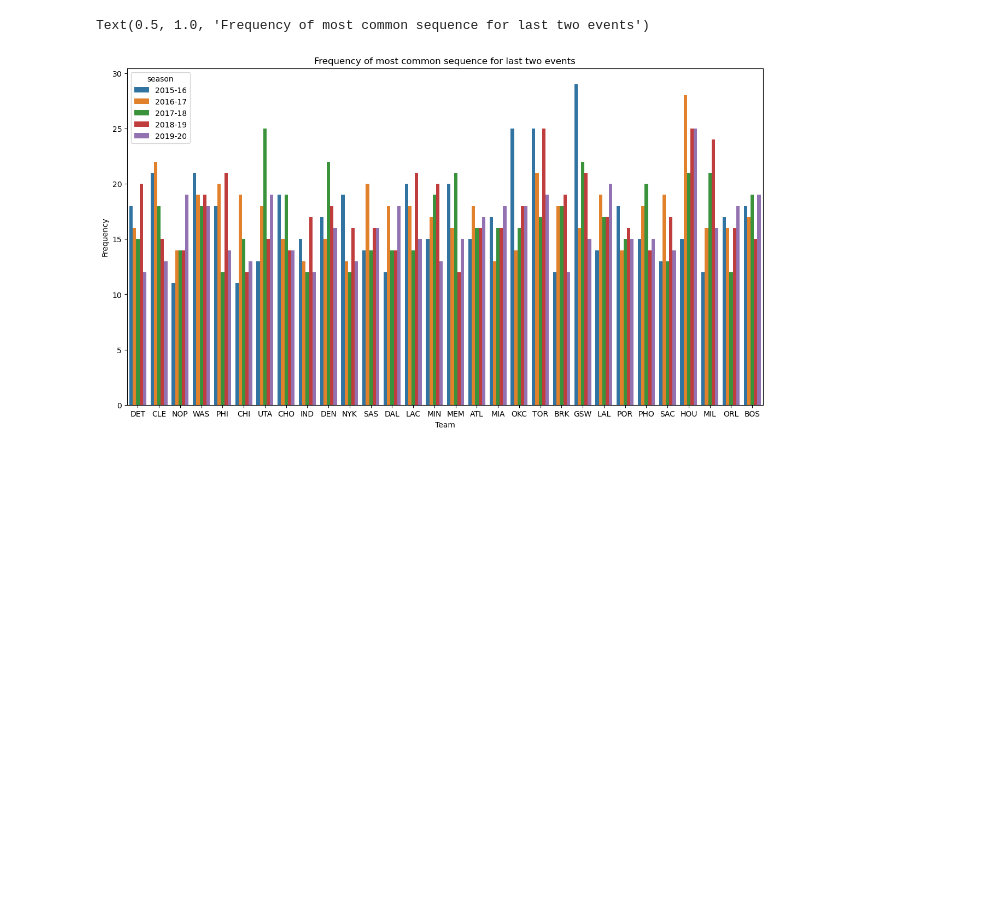
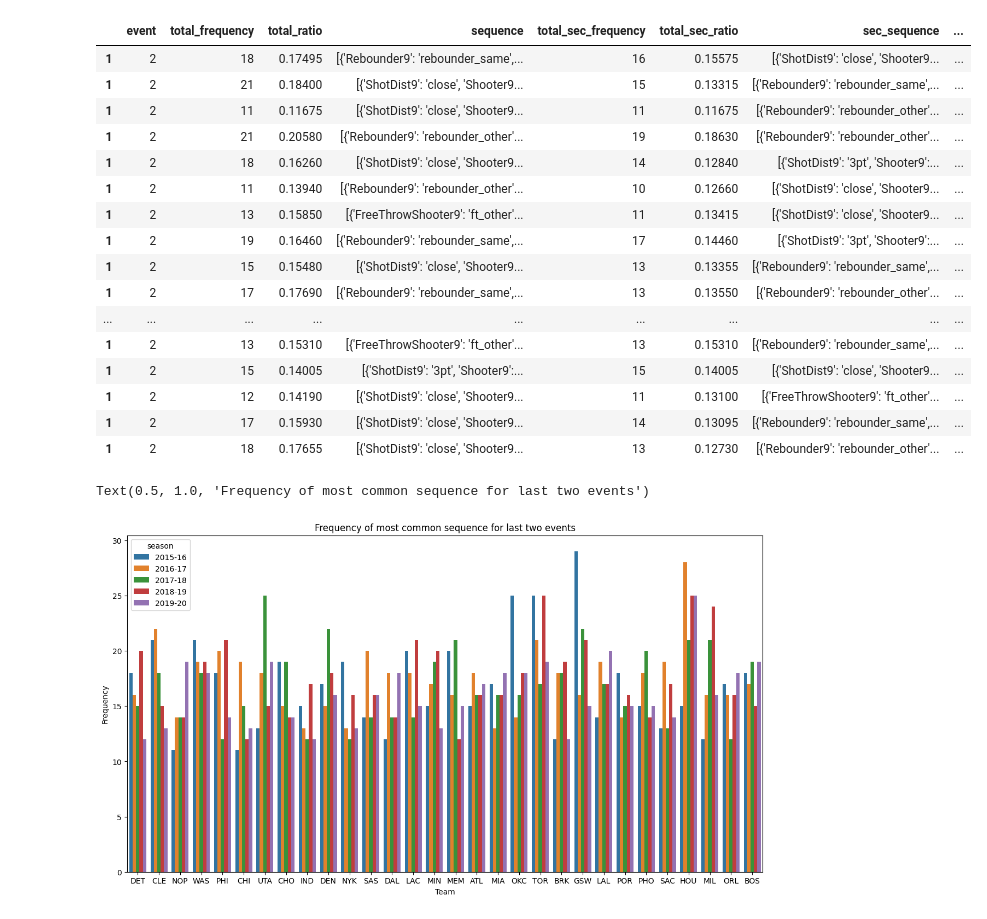
Before and after one commit to isevr/NBA_runs_prediction, a Jupyter notebook: check_queries.ipynb, the cells around one changed output. Saved outputs shown, nothing was run; the diff lists cells and outputs as text; code cells hidden in the pictures; blank space fills up the shorter version.

```diff
--- a/check_queries.ipynb
+++ b/check_queries.ipynb
@@ -20,3 +104,23 @@ df = concat(teams)
+# %%
+dff
+# %% [output]
+|  | event | total_frequency | total_ratio | sequence | total_sec_frequency | total_sec_ratio | sec_sequence | ... |
+| 1 | 2 | 18 | 0.17495 | [{'Rebounder9': 'rebounder_same',... | 16 | 0.15575 | [{'ShotDist9': 'close', 'Shooter9... | ... |
+| 1 | 2 | 21 | 0.18400 | [{'ShotDist9': 'close', 'Shooter9... | 15 | 0.13315 | [{'Rebounder9': 'rebounder_same',... | ... |
+| 1 | 2 | 11 | 0.11675 | [{'ShotDist9': 'close', 'Shooter9... | 11 | 0.11675 | [{'Rebounder9': 'rebounder_other'... | ... |
+| 1 | 2 | 21 | 0.20580 | [{'Rebounder9': 'rebounder_other'... | 19 | 0.18630 | [{'Rebounder9': 'rebounder_other'... | ... |
+| 1 | 2 | 18 | 0.16260 | [{'ShotDist9': 'close', 'Shooter9... | 14 | 0.12840 | [{'ShotDist9': '3pt', 'Shooter9':... | ... |
+| 1 | 2 | 11 | 0.13940 | [{'Rebounder9': 'rebounder_other'... | 10 | 0.12660 | [{'ShotDist9': 'close', 'Shooter9... | ... |
+| 1 | 2 | 13 | 0.15850 | [{'FreeThrowShooter9': 'ft_other'... | 11 | 0.13415 | [{'ShotDist9': 'close', 'Shooter9... | ... |
+| 1 | 2 | 19 | 0.16460 | [{'Rebounder9': 'rebounder_same',... | 17 | 0.14460 | [{'ShotDist9': '3pt', 'Shooter9':... | ... |
+| 1 | 2 | 15 | 0.15480 | [{'ShotDist9': 'close', 'Shooter9... | 13 | 0.13355 | [{'Rebounder9': 'rebounder_same',... | ... |
+| 1 | 2 | 17 | 0.17690 | [{'Rebounder9': 'rebounder_same',... | 13 | 0.13550 | [{'Rebounder9': 'rebounder_other'... | ... |
+| ... | ... | ... | ... | ... | ... | ... | ... | ... |
+| 1 | 2 | 13 | 0.15310 | [{'FreeThrowShooter9': 'ft_other'... | 13 | 0.15310 | [{'Rebounder9': 'rebounder_same',... | ... |
+| 1 | 2 | 15 | 0.14005 | [{'ShotDist9': '3pt', 'Shooter9':... | 15 | 0.14005 | [{'ShotDist9': 'close', 'Shooter9... | ... |
+| 1 | 2 | 12 | 0.14190 | [{'ShotDist9': 'close', 'Shooter9... | 11 | 0.13100 | [{'FreeThrowShooter9': 'ft_other'... | ... |
+| 1 | 2 | 17 | 0.15930 | [{'ShotDist9': 'close', 'Shooter9... | 14 | 0.13095 | [{'Rebounder9': 'rebounder_same',... | ... |
+| 1 | 2 | 18 | 0.17655 | [{'ShotDist9': 'close', 'Shooter9... | 13 | 0.12730 | [{'Rebounder9': 'rebounder_other'... | ... |
 # %%
 import seaborn as sns
 import matplotlib.pyplot as plt
```
Also changed, not shown: parts of 3 cells of this notebook, 4 other files.
